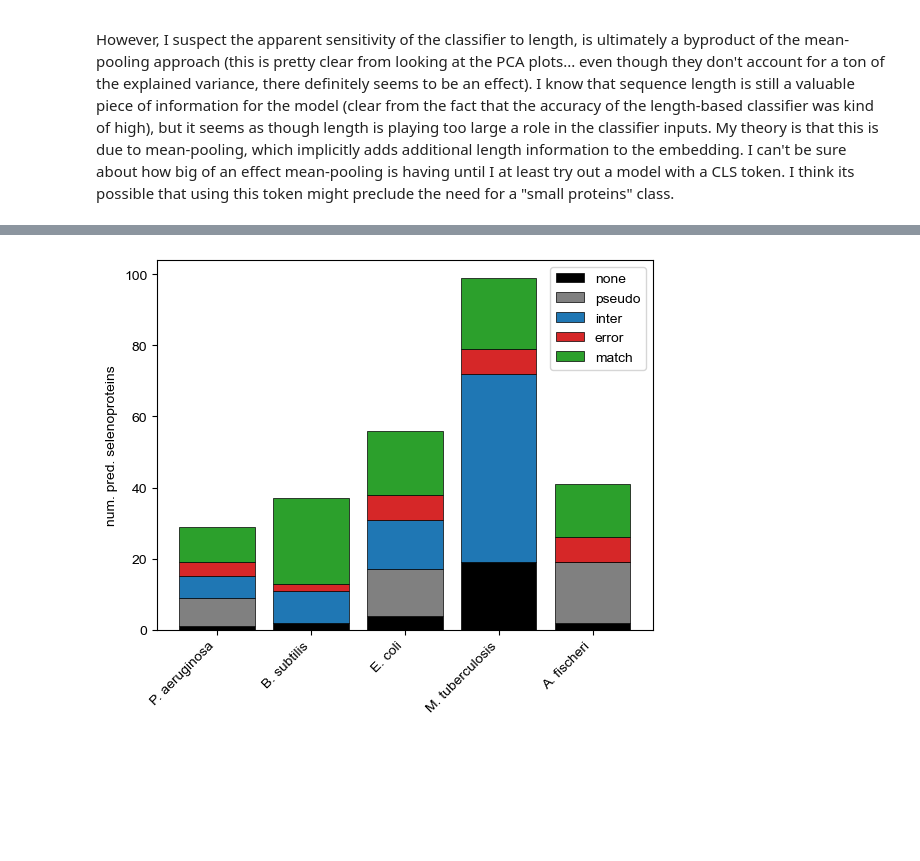
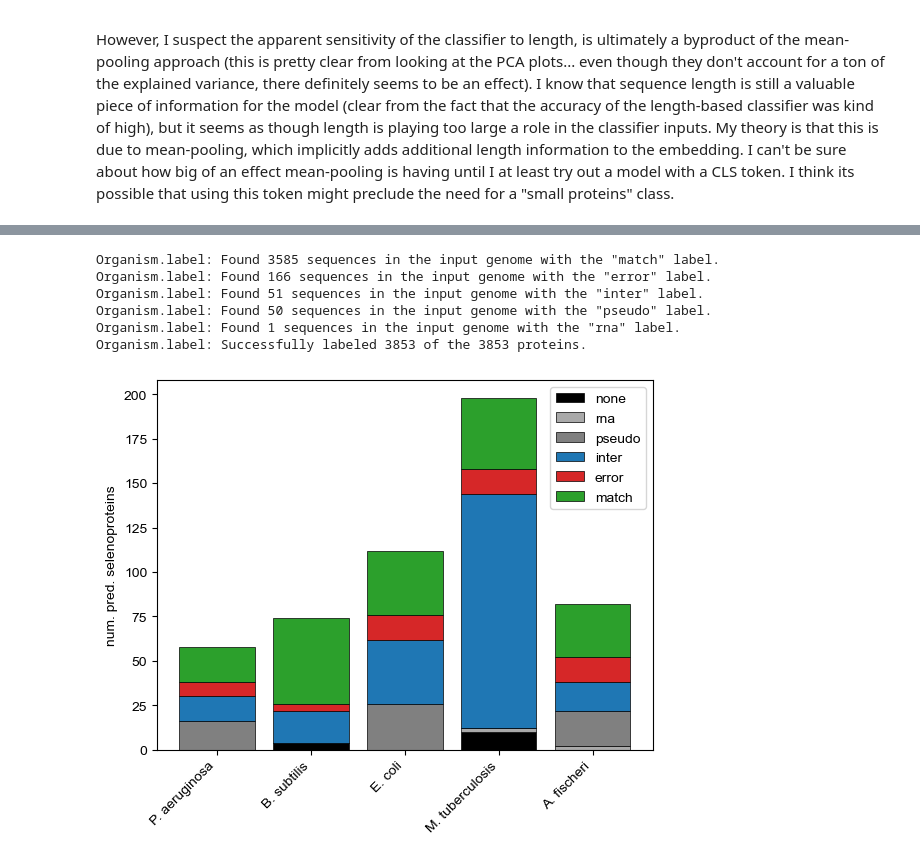
Before and after one commit to pipparichter/selenobot, a Jupyter notebook: notebooks/model-orgs-binary.ipynb, the cells around one changed output, grey strips where cells are left out. Saved outputs shown, nothing was run; the diff lists cells and outputs as text; code cells hidden in the pictures; blank space fills up the shorter version.

```diff
--- a/notebooks/model-orgs-binary.ipynb
+++ b/notebooks/model-orgs-binary.ipynb
@@ -121,30 +120,43 @@ for organism in organisms:
     df = pd.read_csv(f'../data/results/gtdb_{organism.code_name}.predict.csv', index_col=0)[usecols]
     df = df.merge(organism.to_df(), left_index=True, right_index=True, how='left')
     pred_df.append(df)
+    df = pd.read_csv(f'../data/results/gtdb_{organism.code_name}.predict.csv', index_col=0)[usecols]
+    df = df.merge(organism.to_df(), left_index=True, right_index=True, how='left')
+    pred_df.append(df)
 pred_df = pd.concat(pred_df)
 pred_df = pred_df[pred_df.binary_model_plm_prediction == 1] # Look at the positive cases for now..
+# %%
+organism = Organism(genome_ids['Aliivibrio fischeri'], 'Aliivibrio fischeri')
+organism.label()
+# %% [output]
+Organism.label: Found 3585 sequences in the input genome with the "match" label.
+Organism.label: Found 166 sequences in the input genome with the "error" label.
+Organism.label: Found 51 sequences in the input genome with the "inter" label.
+Organism.label: Found 50 sequences in the input genome with the "pseudo" label.
+Organism.label: Found 1 sequences in the input genome with the "rna" label.
+Organism.label: Successfully labeled 3853 of the 3853 proteins.
 # %%
 fig, ax = plt.subplots()
 
-color_map = {'match':'tab:green', 'error':'tab:red', 'inter':'tab:blue', 'pseudo':'gray', 'none':'black'}
-labels = ['none', 'pseudo', 'inter', 'error', 'match']
+color_map = {'match':'tab:green', 'error':'tab:red', 'inter':'tab:blue', 'pseudo':'gray', 'rna':'darkgray', 'none':'black'}
+labels = ['none', 'rna', 'pseudo', 'inter', 'error', 'match']
 species = list(genome_ids.keys())
 
-bottom = np.zeros(len(labels))
+bottom = np.zeros(len(species))
 for label in labels:
     label_df = pred_df[pred_df.label == label]
     heights = np.array([(label_df.species == s).sum() for s in species])
     ax.bar(np.arange(len(species)), heights, bottom=bottom, color=color_map[label], edgecolor='black', linewidth=0.5)
     bottom += heights
 
 ax.set_xticks(np.arange(len(species)), labels=[f'{s.split()[0][0]}. {s.split()[-1]}' for s in species], rotation=45, ha='right')
 ax.legend(labels)
 ax.set_ylabel('num. pred. selenoproteins')
 plt.show()
 
 # I think a lot of the intergenic genes are probably pseudogenes...
 # %% [output]
-[figure, old version]
+[figure, new version]
 # %%
 fig, ax = plt.subplots()
 
```
Also changed, not shown: parts of 4 cells of this notebook, 3 other files.
